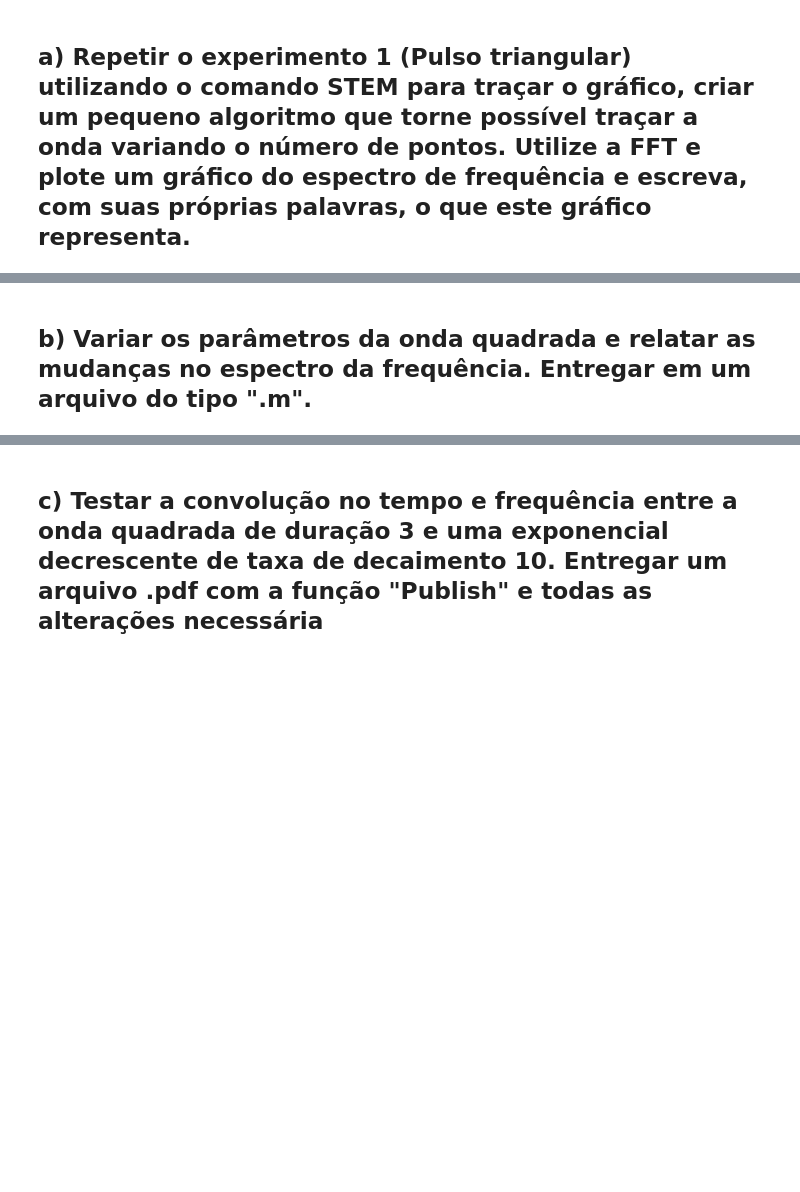
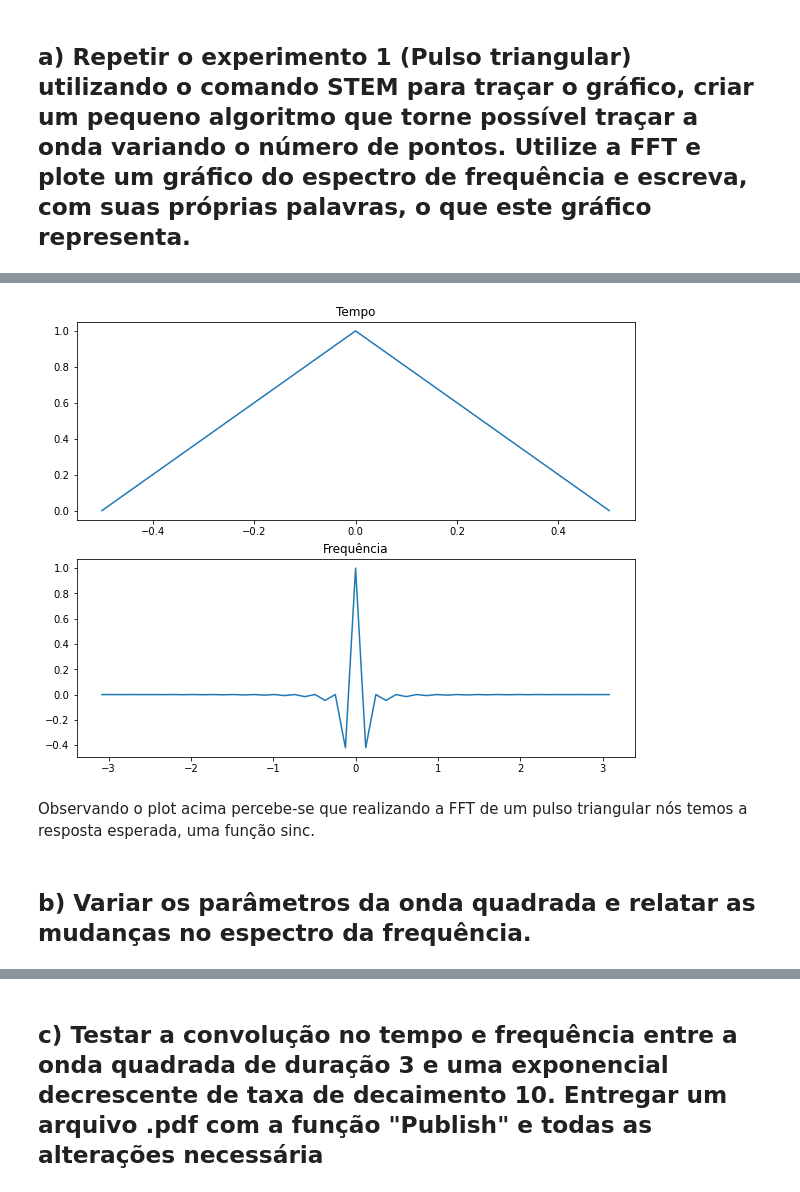
Before and after one commit to leogargitter/fundamentos-comunicacao, a Jupyter notebook: relatorio1.ipynb, the cells around one changed output, grey strips where cells are left out. Saved outputs shown, nothing was run; the diff lists cells and outputs as text; code cells hidden in the pictures; blank space fills up the shorter version.

```diff
--- a/relatorio1.ipynb
+++ b/relatorio1.ipynb
@@ -67,3 +51,25 @@ Analisando o gráfico acima é notável que ele provalvelmente significa alguma
+# %%
+def onda_triangular(f_amostragem):
+    t_st = linspace(0, 1, f_amostragem)
+    return t_st-0.5 , (sawtooth( 2*pi * t_st,.5)+1)/2
+
+x,y = onda_triangular(51)
+figure(figsize=(10,8))
+subplot(2,1,1)
+plot(x,y)
+title("Tempo")
+
+
+yf = fftshift(fft(y))
+xf = fftshift(fftfreq(len(yf)) * 2 * pi)
+subplot(2,1,2)
+plot(xf,yf/max(yf))
+title('Frequência')
+show()
+# %% [output]
+[figure, added]
+# %% [markdown]
+Observando o plot acima percebe-se que realizando a FFT de um pulso triangular nós temos a resposta esperada, uma função sinc.
 # %% [markdown]
-## b) Variar os parâmetros da onda quadrada e relatar as mudanças no espectro da frequência. Entregar em um arquivo do tipo ".m".
+## b) Variar os parâmetros da onda quadrada e relatar as mudanças no espectro da frequência.
 # %%
```
Also changed, not shown: parts of 9 cells of this notebook.
